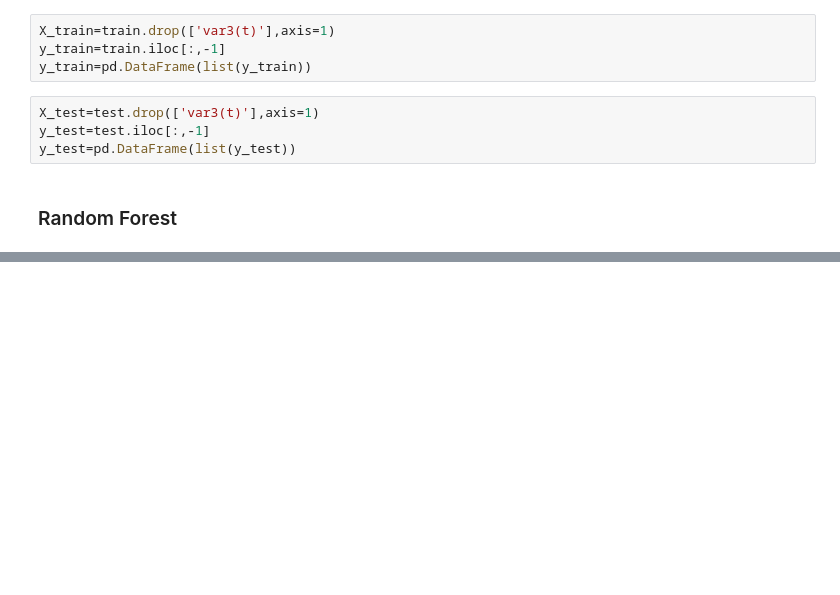
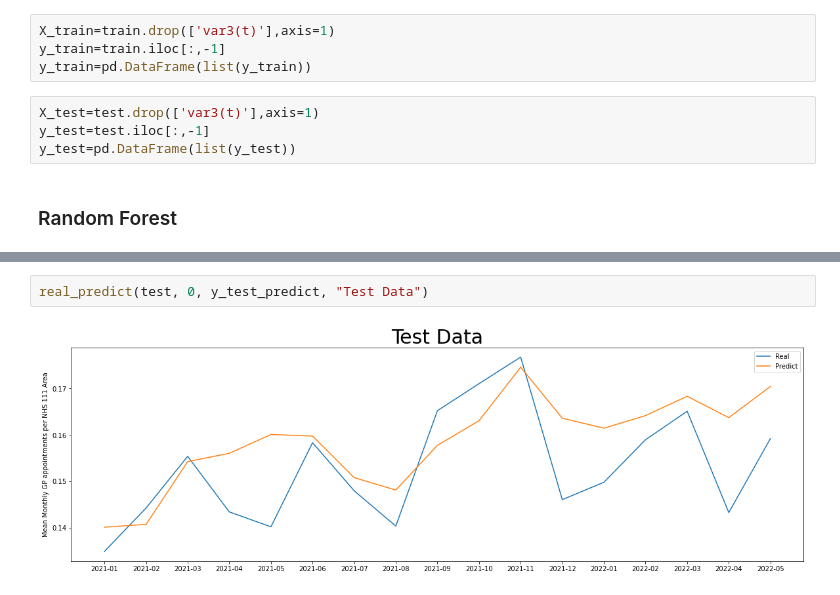
Before and after one commit to loveRDJ/DataScienceProject, a Jupyter notebook: Models.ipynb, the cells around one changed output, grey strips where cells are left out. Drawn from its saved outputs; the diff is of its cells as text; blank space fills up the shorter version.

```diff
--- a/Models.ipynb
+++ b/Models.ipynb
@@ -750,0 +581,4 @@ Test RMSE: 0.115515436033265
+# %%
+real_predict(test, 0, y_test_predict, "Test Data")
+# %% [output]
+[figure, added]
```
Also changed, not shown: parts of 79 cells of this notebook.
